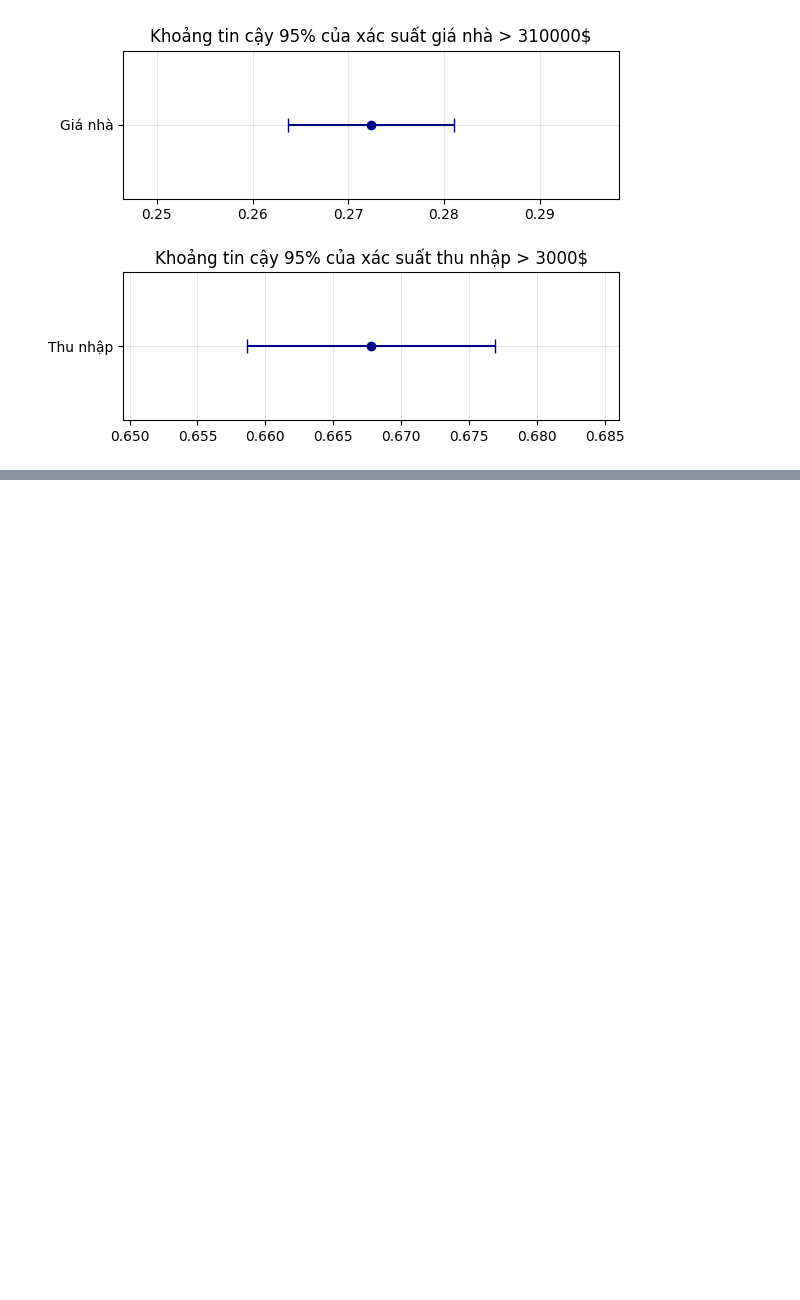
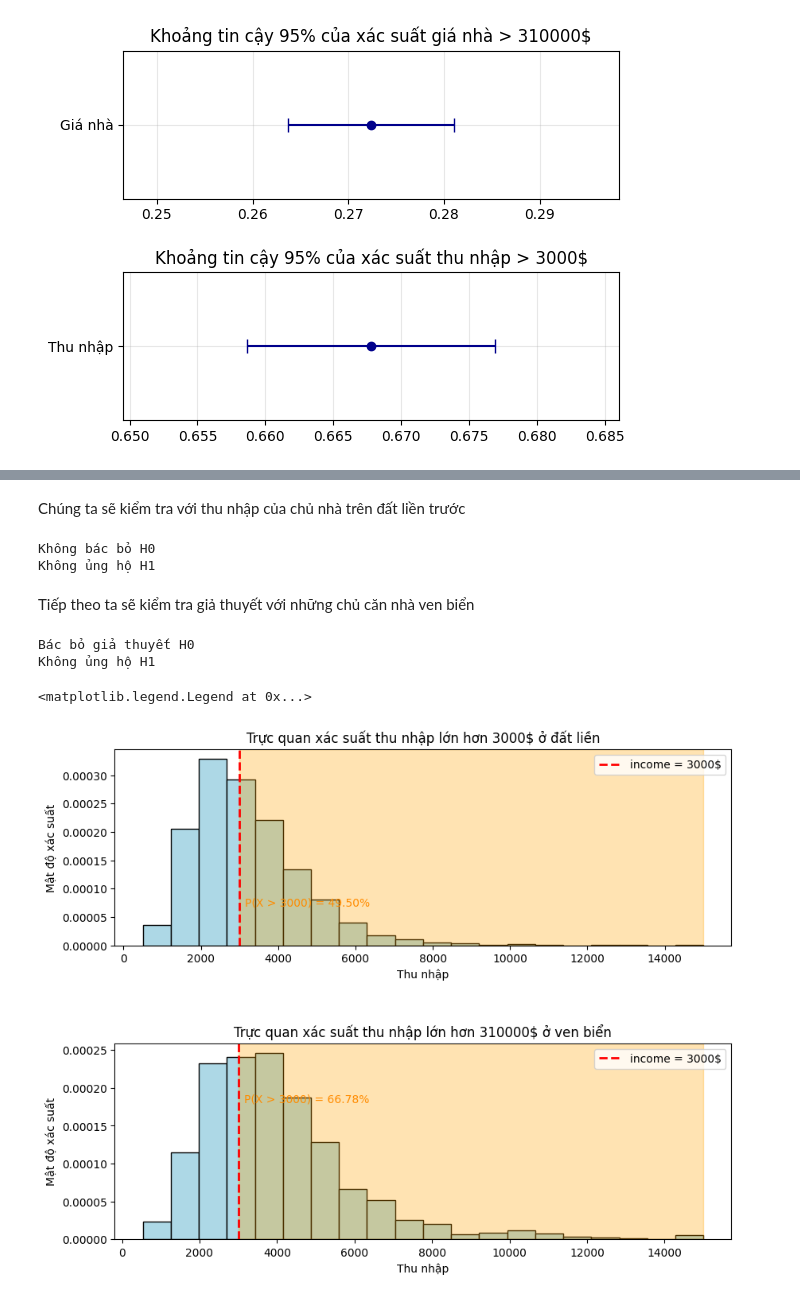
Before and after one commit to KhoiNguyen0000/California_housing_analyst, a Jupyter notebook: 03_Confidence_interval_and_Hypothesis_for_probability.ipynb, the cells around one changed output, grey strips where cells are left out. Drawn from its saved outputs; the diff is of its cells as text; code cells hidden in the pictures; blank space fills up the shorter version.

```diff
--- a/03_Confidence_interval_and_Hypothesis_for_probability.ipynb
+++ b/03_Confidence_interval_and_Hypothesis_for_probability.ipynb
@@ -142,0 +240,2 @@ Text(0.5, 1.0, 'Khoảng tin cậy 95% của xác suất thu nhập > 3000$')
+# %% [markdown]
+Chúng ta sẽ kiểm tra với thu nhập của chủ nhà trên đất liền trước
@@ -142,0 +250,12 @@ Text(0.5, 1.0, 'Khoảng tin cậy 95% của xác suất thu nhập > 3000$')
+# %%
+p_value = 1-norm.cdf(Z_inland_income)
+if p_value < alpha: print("Bác bỏ giả thuyết H0")
+else: print("Không bác bỏ H0")
+
+if Z_inland_house_value > Z_alpha2: print("Ủng hộ H1")
+else: print("Không ủng hộ H1")
+# %% [output]
+Không bác bỏ H0
+Không ủng hộ H1
+# %% [markdown]
+Tiếp theo ta sẽ kiểm tra giả thuyết với những chủ căn nhà ven biển
@@ -142,0 +270,34 @@ Text(0.5, 1.0, 'Khoảng tin cậy 95% của xác suất thu nhập > 3000$')
+# %%
+p_value = 1-norm.cdf(Z_nearocean_income)
+if p_value < alpha: print("Bác bỏ giả thuyết H0")
+else: print("Không bác bỏ H0")
+if Z_inland_house_value > Z_alpha2: print("Ủng hộ H1")
+else: print("Không ủng hộ H1")
+# %% [output]
+Bác bỏ giả thuyết H0
+Không ủng hộ H1
+# %%
+fig,ax = plt.subplots(2,1,figsize=(10,8))
+
+ax[0].hist(Data_inland['median_income']*1000, bins=20, color='lightblue', edgecolor='black', density=True)
+ax[0].axvspan(3000,Data_inland['median_income'].max()*1000,color='orange',alpha=0.3)
+ax[0].axvline(3000, color='red', linestyle='--', linewidth=2, label=f"income = {3000}$")
+ax[0].set_xlabel("Thu nhập")
+ax[0].set_ylabel("Mật độ xác suất")
+ax[0].text(3000*1.05, ax[0].set_ylim()[1]*0.2, f"P(X > 3000) = {p_hat_inland_income:.2%}", color='darkorange', fontsize=10)
+ax[0].set_title('Trực quan xác suất thu nhập lớn hơn 3000$ ở đất liền')
+ax[0].legend()
+
+plt.subplots_adjust(hspace=0.5)
+
+ax[1].hist(Data_near_ocean['median_income']*1000, bins=20, color='lightblue', edgecolor='black', density=True)
+ax[1].axvspan(3000,Data_near_ocean['median_income'].max()*1000,color='orange',alpha=0.3)
+ax[1].axvline(3000, color='red', linestyle='--', linewidth=2, label=f"income = {3000}$")
+ax[1].set_xlabel("Thu nhập")
+ax[1].set_ylabel("Mật độ xác suất")
+ax[1].text(3000*1.05, ax[1].set_ylim()[1]*0.7, f"P(X > 3000) = {p_hat_nearocean_income:.2%}", color='darkorange', fontsize=10)
+ax[1].set_title('Trực quan xác suất thu nhập lớn hơn 310000$ ở ven biển')
+ax[1].legend()
+# %% [output]
+<matplotlib.legend.Legend at 0x...>
+[figure, added]
```
Also changed, not shown: parts of 20 cells of this notebook, 1 other file.
